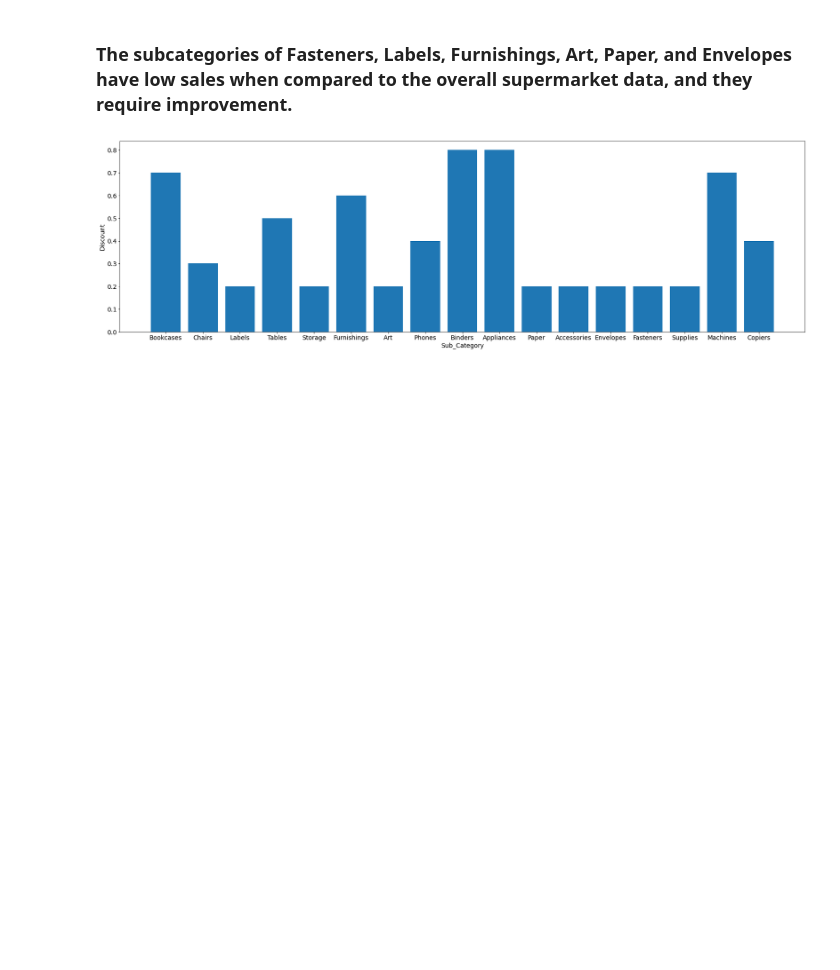
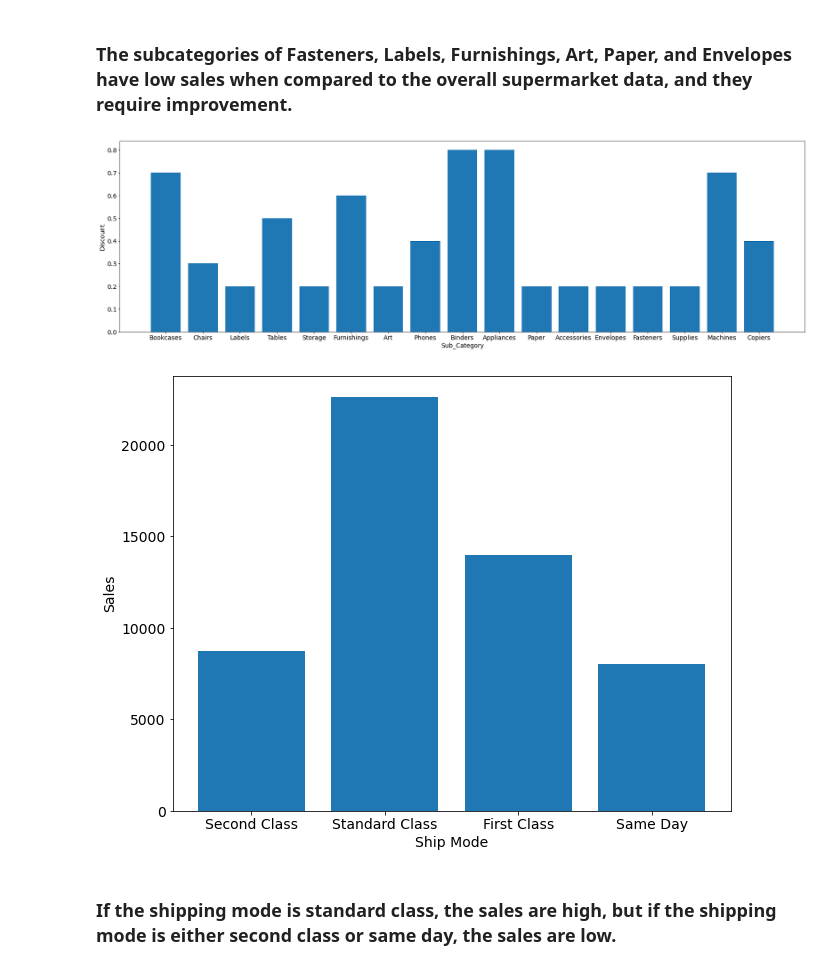
Before and after one commit to vivekkum-ar/SuperCenter-Data-EDA, a Jupyter notebook: EDA-on-superstore-dataset.ipynb, the cells around one changed output. Cells and saved outputs as stored; diff of their text form; code cells hidden in the pictures; blank space fills up the shorter version.

Commit message:
Effect of shipping mode

```diff
--- a/EDA-on-superstore-dataset.ipynb
+++ b/EDA-on-superstore-dataset.ipynb
@@ -436,3 +436,13 @@ plt.xlabel('Sub_Category');
 plt.ylabel('Discount');
 # %% [output]
 [figure]
+# %%
+plt.rcParams['figure.figsize']=(10,8)
+plt.bar(superstore_df['Ship Mode'],superstore_df['Sales']);
+plt.rcParams.update({'font.size':14});
+plt.xlabel('Ship Mode');
+plt.ylabel('Sales');
+# %% [output]
+[figure, added]
+# %% [markdown]
+### If the shipping mode is standard class, the sales are high, but if the shipping mode is either second class or same day, the sales are low.
```
